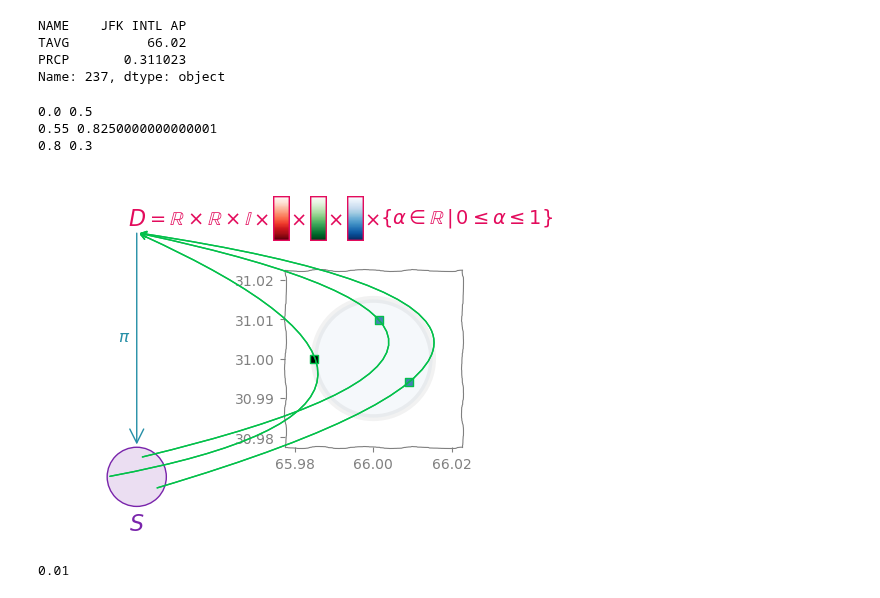
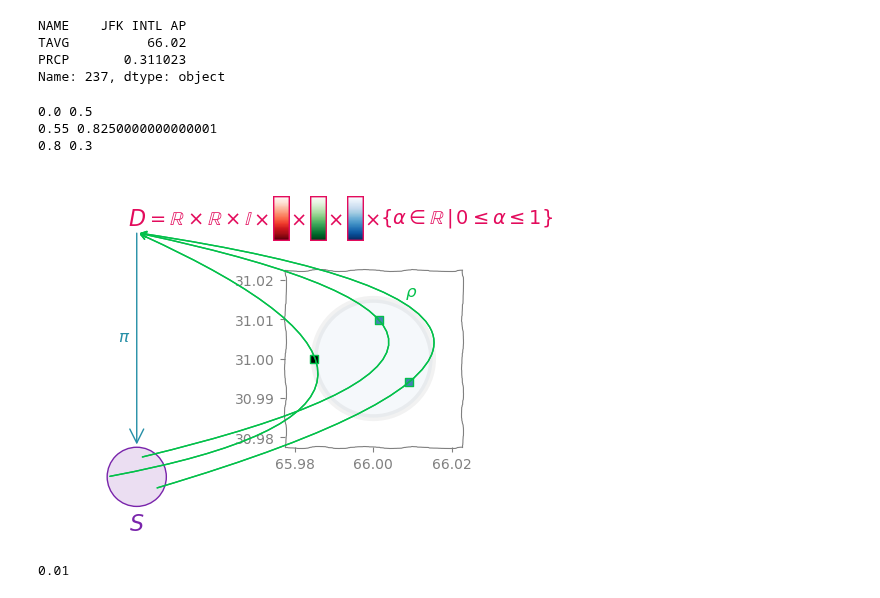
Before and after one commit to story645/team, a Jupyter notebook: paper/figcode/trivialbundle.ipynb, the cells around one changed output. Drawn from its saved outputs; the diff is of its cells as text; code cells hidden in the pictures.

Commit message:
finished out section 3

```diff
--- a/paper/figcode/trivialbundle.ipynb
+++ b/paper/figcode/trivialbundle.ipynb
@@ -205,34 +205,36 @@ axrho.spines[:].set_sketch_params(1, 100, 10)
 axrho.spines[:].set_color('gray')
 axrho.tick_params(colors='gray')
 cinner = 'steelblue'
 
 #sc = axrho.scatter(x,y, color= cinner, s=6000, edgecolor='k', lw=2, alpha=.05)
 x, y = (66, 31)
 r = .015
 sc = mpatches.Circle((x,y), radius=r, facecolor=cinner, edgecolor='k', lw=5, alpha=.05)
 axrho.add_patch(sc)
 axrho.set_aspect('equal')
 
 axrho.set(xlim=(x-1.5*r, x+1.5*r), ylim=(y-1.5*r, y+1.5*r))
 ax.set_aspect('equal')
 ax.set(ylim=(.4, 1))
 for (xr, yr, c, cs) in [(-r, 0, 'k', "arc3,rad=1.6"), (r*.1, r*.65, cinner, "arc3,rad=2.225"), (r*.6, -r*.4, cinner, "arc3,rad=2.25")]:
     axrho.scatter(x+xr, y+yr, color=c, marker='s', s=40, edgecolor=pcd['section'], linewidth=1, zorder=10)
     px = (r+xr)/(r*2)
     py = (r+yr)/(r*2)
     print(px, py)
     sec = ax.annotate("", xytext=(px, py), textcoords=K, xy=(.5, -.1), xycoords=D, arrowprops={'arrowstyle':'->', 'color':pcd['section'],'connectionstyle':cs}, zorder=6)
     ax.add_artist(sec)
+
+ax.annotate(r"$\rho$", (.9, .75), xycoords=sec, fontsize=ft-2, color=pcd['section'], zorder=6)
 ax.tick_params('both', length=0)
 ax.set(xticklabels=[], yticklabels=[])
 ax.axis('off')
 fig.savefig("../figures/fb_rho.png", dpi=300, bbox_inches='tight')
 fig.savefig("../figures/fb_rho.pdf", dpi=300, bbox_inches='tight')
 # %% [output]
 0.0 0.5
 0.55 0.8250000000000001
 0.8 0.3
-[figure, old version]
+[figure, new version]
 # %%
 sc.get_radius()
 # %% [output]
```
Also changed, not shown: 3 other files.
